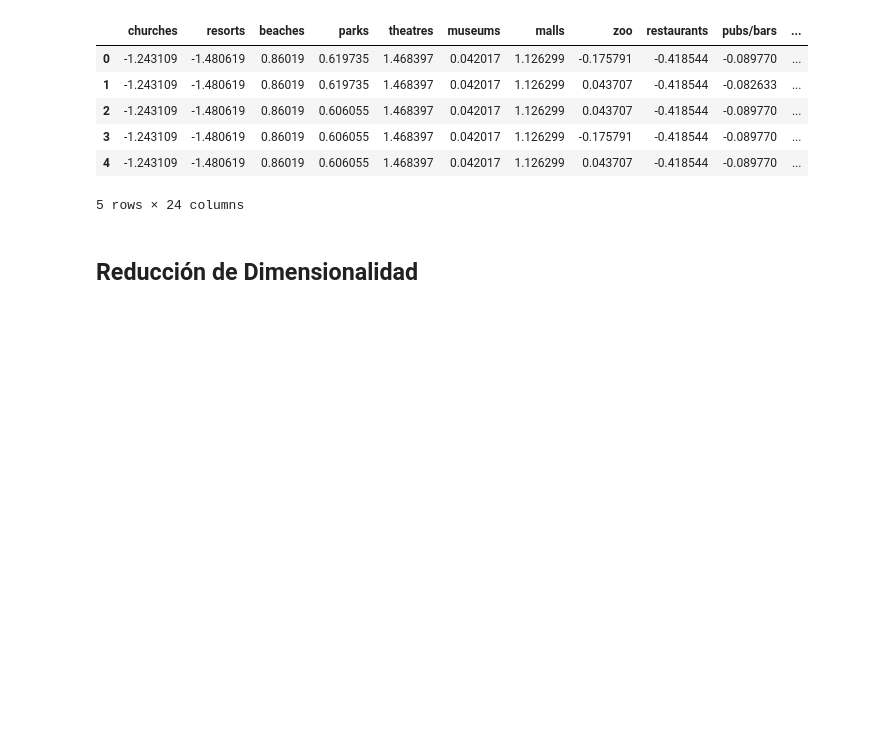
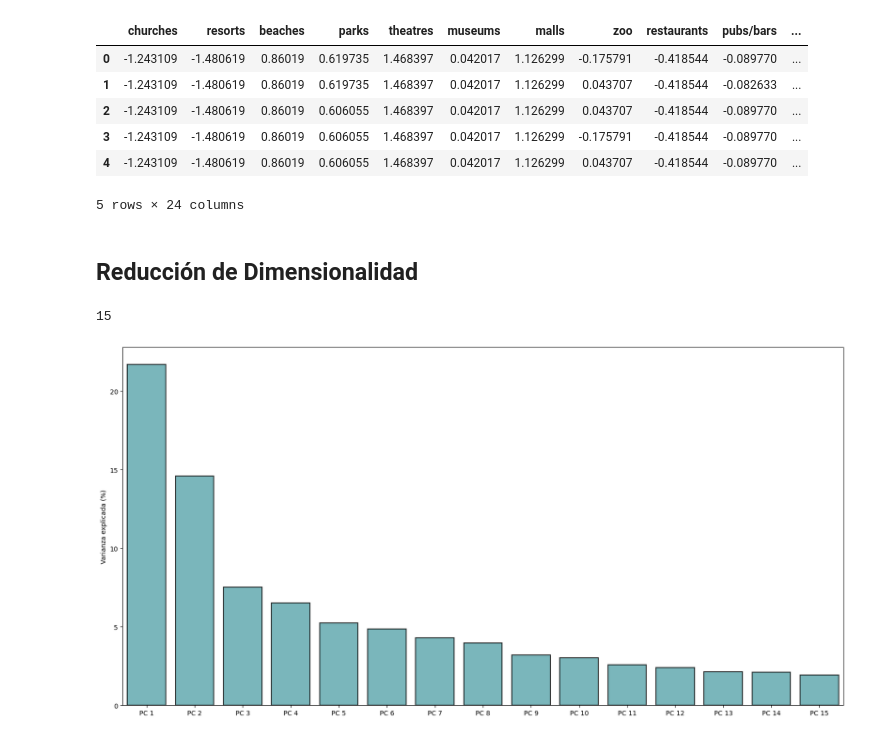
Before and after one commit to Leostark95/Analitica_2_Proyecto_2, a Jupyter notebook: Notebook.ipynb, the cells around one changed output. Drawn from its saved outputs; the diff is of its cells as text; code cells hidden in the pictures; blank space fills up the shorter version.

```diff
--- a/Notebook.ipynb
+++ b/Notebook.ipynb
@@ -363,3 +363,25 @@ df2.head()
 5 rows × 24 columns
 # %% [markdown]
 ## <font color='157699'> Reducción de Dimensionalidad </font>
+# %%
+pca = PCA(n_components=0.85).fit(df2)
+
+#Veamos cuántas componentes ha conservado PCA:
+pca.n_components_
+# %% [output]
+15
+# %%
+# --- Varianza explicada ---
+PCA_variance = pd.DataFrame({'Varianza explicada (%)':
+                             pca.explained_variance_ratio_*100})
+
+fig, ax = plt.subplots(1, 1, figsize = (20, 10))
+
+bar = sns.barplot(x = ['PC ' + str(i) for i in range(1, 16)],
+                  y = PCA_variance['Varianza explicada (%)'],
+                  linewidth = 1.5, edgecolor = 'k', color = '#4bafb8',
+                  alpha = 0.8)
+
+plt.show()
+# %% [output]
+[figure, added]
```
Also changed, not shown: parts of 21 cells of this notebook.
